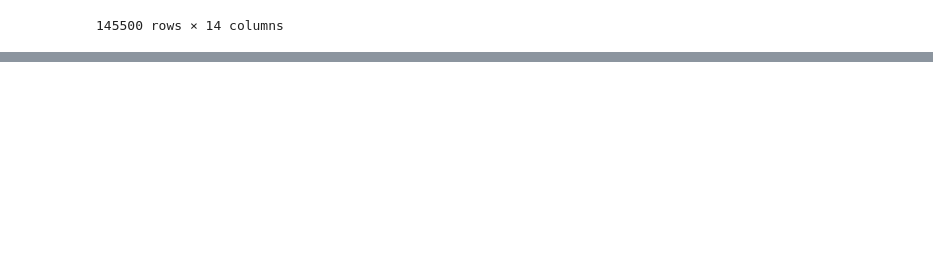
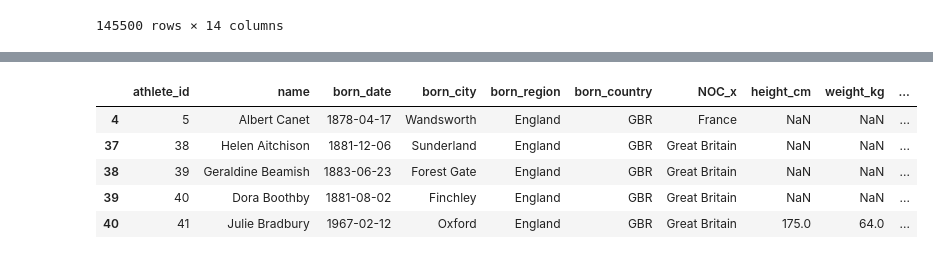
Before and after one commit to BurhanAkkus/complete-pandas-tutorial, a Jupyter notebook: tutorial.ipynb, the cells around one changed output, grey strips where cells are left out. Cells and saved outputs as stored; diff of their text form; code cells hidden in the pictures; blank space fills up the shorter version.

```diff
--- a/tutorial.ipynb
+++ b/tutorial.ipynb
@@ -672,0 +784,9 @@ bios_new
+# %%
+gbr_athletes.head()
+# %% [output]
+|  | athlete_id | name | born_date | born_city | born_region | born_country | NOC_x | height_cm | weight_kg | ... |
+| 4 | 5 | Albert Canet | 1878-04-17 | Wandsworth | England | GBR | France | NaN | NaN | ... |
+| 37 | 38 | Helen Aitchison | 1881-12-06 | Sunderland | England | GBR | Great Britain | NaN | NaN | ... |
+| 38 | 39 | Geraldine Beamish | 1883-06-23 | Forest Gate | England | GBR | Great Britain | NaN | NaN | ... |
+| 39 | 40 | Dora Boothby | 1881-08-02 | Finchley | England | GBR | Great Britain | NaN | NaN | ... |
+| 40 | 41 | Julie Bradbury | 1967-02-12 | Oxford | England | GBR | Great Britain | 175.0 | 64.0 | ... |
```
Also changed, not shown: parts of 26 cells of this notebook.
